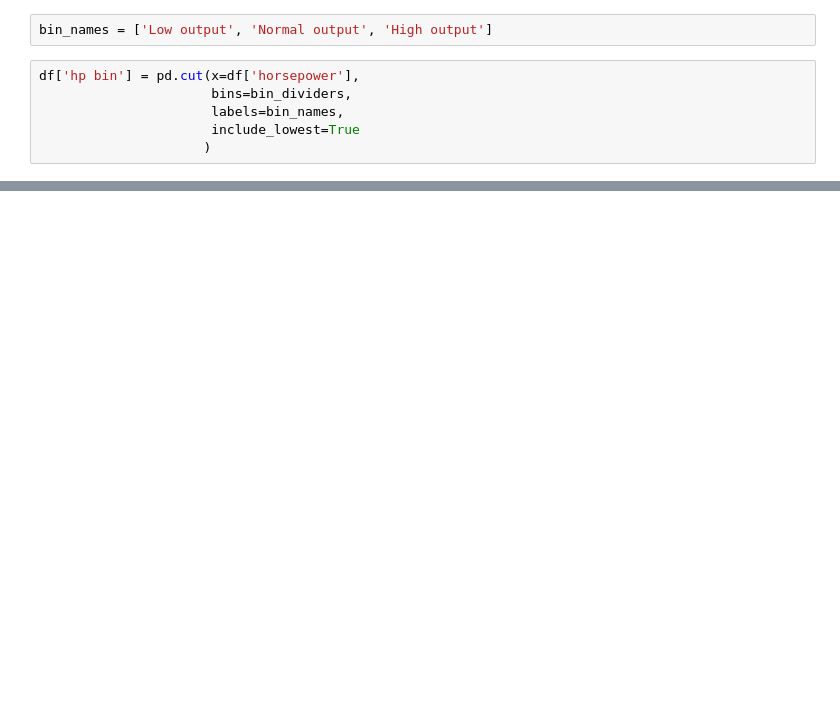
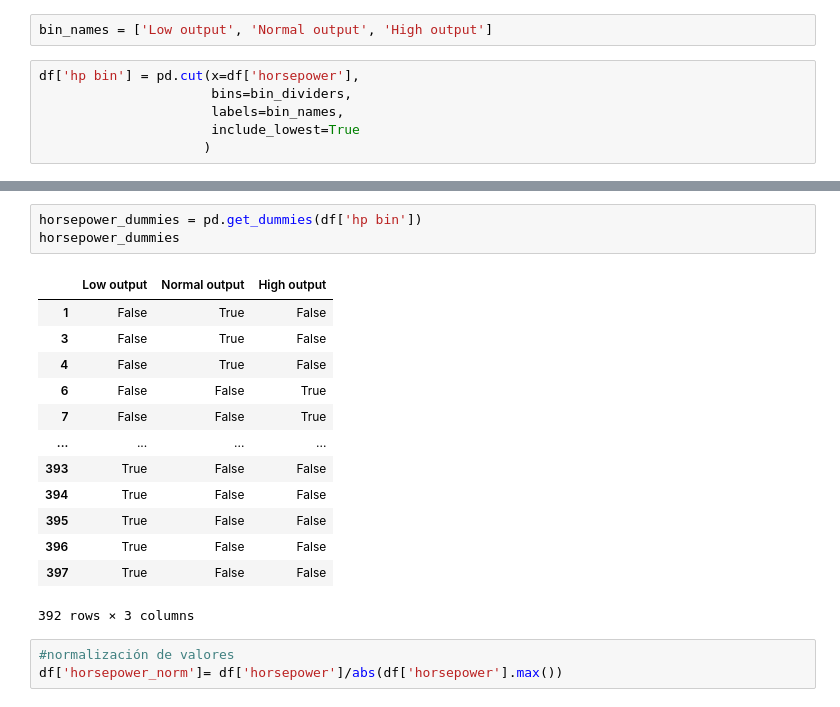
Before and after one commit to socrallacer/IA_DIPLOMA_SAMSUNG, a Jupyter notebook: NUMPY ARRAYS/Unit3.ipynb, the cells around one changed output, grey strips where cells are left out. Drawn from its saved outputs; the diff is of its cells as text; blank space fills up the shorter version.

```diff
--- a/NUMPY ARRAYS/Unit3.ipynb
+++ b/NUMPY ARRAYS/Unit3.ipynb
@@ -403,0 +501,20 @@ df[['horsepower','hp bin']].head()
+# %%
+horsepower_dummies = pd.get_dummies(df['hp bin'])
+horsepower_dummies
+# %% [output]
+|  | Low output | Normal output | High output |
+| 1 | False | True | False |
+| 3 | False | True | False |
+| 4 | False | True | False |
+| 6 | False | False | True |
+| 7 | False | False | True |
+| ... | ... | ... | ... |
+| 393 | True | False | False |
+| 394 | True | False | False |
+| 395 | True | False | False |
+| 396 | True | False | False |
+| 397 | True | False | False |
+392 rows × 3 columns
+# %%
+#normalización de valores
+df['horsepower_norm']= df['horsepower']/abs(df['horsepower'].max())
```
Also changed, not shown: parts of 28 cells of this notebook, 6 other files.
